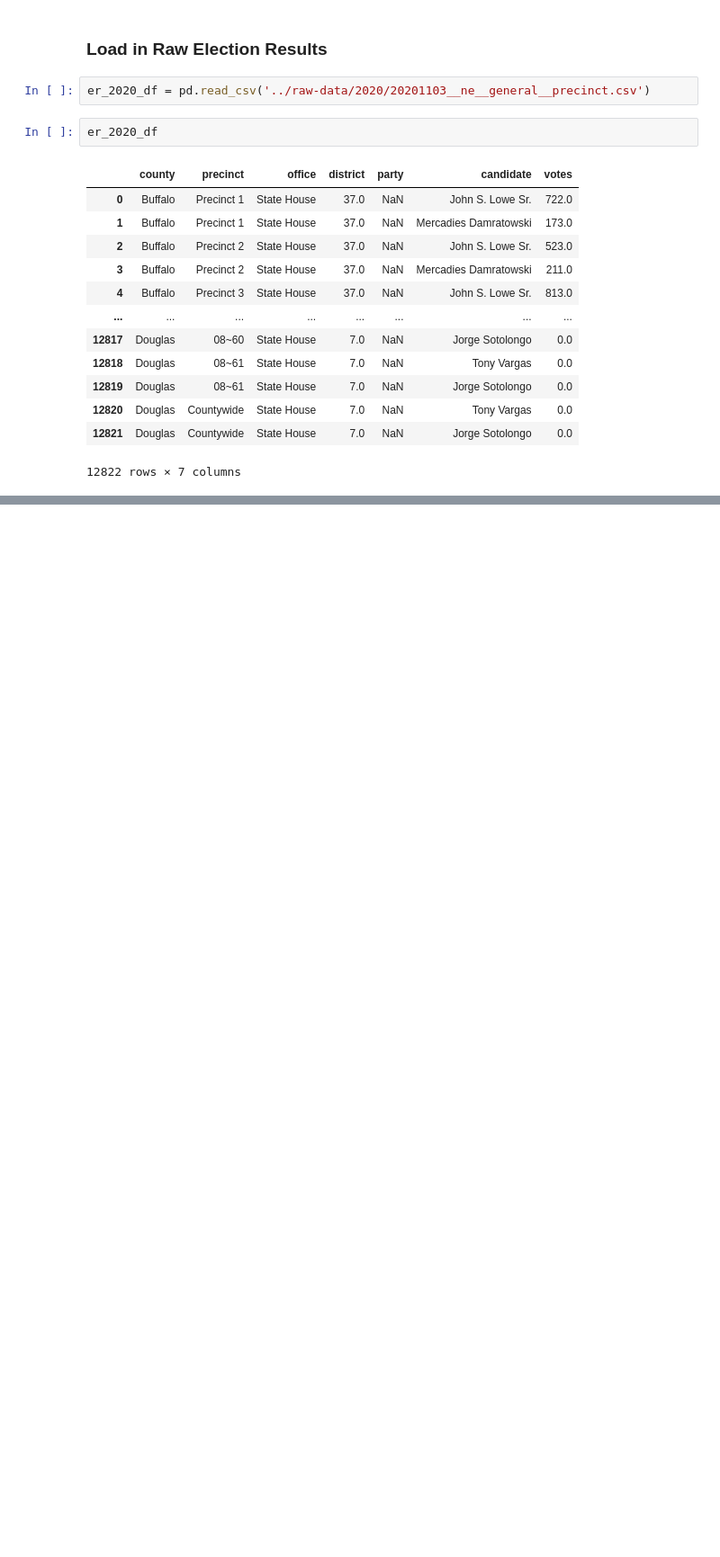
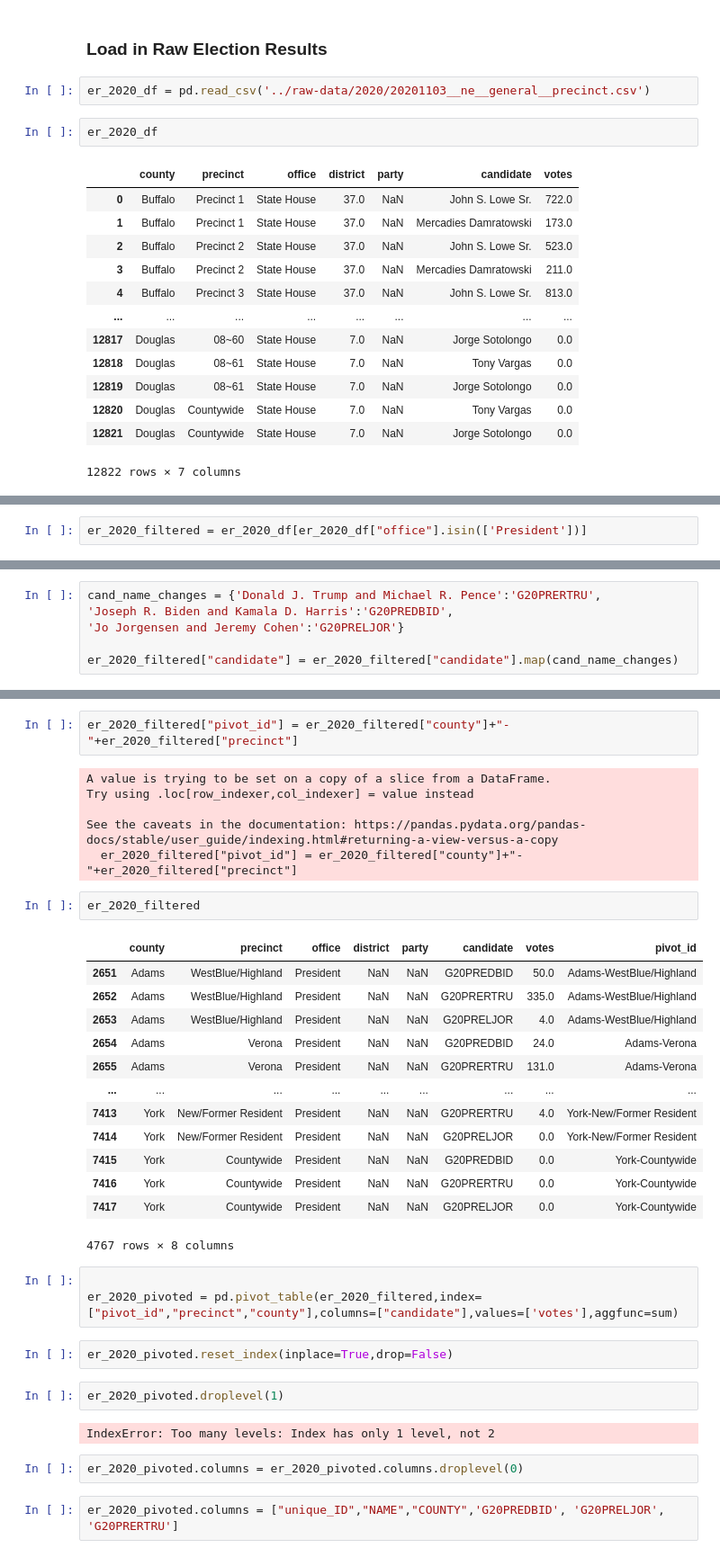
Before and after one commit to nonpartisan-redistricting-datahub/pdv-ne, a Jupyter notebook: vest-ne-2020/vest-ne-2020-validation.ipynb, the cells around one changed output, grey strips where cells are left out. Shown: that part at 90% size. Drawn from its saved outputs; the diff is of its cells as text; blank space fills up the shorter version.

```diff
--- a/vest-ne-2020/vest-ne-2020-validation.ipynb
+++ b/vest-ne-2020/vest-ne-2020-validation.ipynb
@@ -66,0 +93,2 @@ er_2020_df
+# %%
+er_2020_filtered = er_2020_df[er_2020_df["office"].isin(['President'])]
@@ -66,0 +107,6 @@ er_2020_df
+# %%
+cand_name_changes = {'Donald J. Trump and Michael R. Pence':'G20PRERTRU',
+'Joseph R. Biden and Kamala D. Harris':'G20PREDBID',
+'Jo Jorgensen and Jeremy Cohen':'G20PRELJOR'}
+
+er_2020_filtered["candidate"] = er_2020_filtered["candidate"].map(cand_name_changes)
@@ -66,0 +139,37 @@ er_2020_df
+# %%
+er_2020_filtered["pivot_id"] = er_2020_filtered["county"]+"-"+er_2020_filtered["precinct"]
+# %% [output]
+A value is trying to be set on a copy of a slice from a DataFrame.
+Try using .loc[row_indexer,col_indexer] = value instead
+
+See the caveats in the documentation: https://pandas.pydata.org/pandas-docs/stable/user_guide/indexing.html#returning-a-view-versus-a-copy
+  er_2020_filtered["pivot_id"] = er_2020_filtered["county"]+"-"+er_2020_filtered["precinct"]
+# %%
+er_2020_filtered
+# %% [output]
+|  | county | precinct | office | district | party | candidate | votes | pivot_id |
+| 2651 | Adams | WestBlue/Highland | President | NaN | NaN | G20PREDBID | 50.0 | Adams-WestBlue/Highland |
+| 2652 | Adams | WestBlue/Highland | President | NaN | NaN | G20PRERTRU | 335.0 | Adams-WestBlue/Highland |
+| 2653 | Adams | WestBlue/Highland | President | NaN | NaN | G20PRELJOR | 4.0 | Adams-WestBlue/Highland |
+| 2654 | Adams | Verona | President | NaN | NaN | G20PREDBID | 24.0 | Adams-Verona |
+| 2655 | Adams | Verona | President | NaN | NaN | G20PRERTRU | 131.0 | Adams-Verona |
+| ... | ... | ... | ... | ... | ... | ... | ... | ... |
+| 7413 | York | New/Former Resident | President | NaN | NaN | G20PRERTRU | 4.0 | York-New/Former Resident |
+| 7414 | York | New/Former Resident | President | NaN | NaN | G20PRELJOR | 0.0 | York-New/Former Resident |
+| 7415 | York | Countywide | President | NaN | NaN | G20PREDBID | 0.0 | York-Countywide |
+| 7416 | York | Countywide | President | NaN | NaN | G20PRERTRU | 0.0 | York-Countywide |
+| 7417 | York | Countywide | President | NaN | NaN | G20PRELJOR | 0.0 | York-Countywide |
+4767 rows × 8 columns
+# %%
+
+er_2020_pivoted = pd.pivot_table(er_2020_filtered,index=["pivot_id","precinct","county"],columns=["candidate"],values=['votes'],aggfunc=sum)
+# %%
+er_2020_pivoted.reset_index(inplace=True,drop=False)
+# %%
+er_2020_pivoted.droplevel(1)
+# %% [output]
+IndexError: Too many levels: Index has only 1 level, not 2
+# %%
+er_2020_pivoted.columns = er_2020_pivoted.columns.droplevel(0)
+# %%
+er_2020_pivoted.columns = ["unique_ID","NAME","COUNTY",'G20PREDBID', 'G20PRELJOR', 'G20PRERTRU']
```
Also changed, not shown: parts of 25 cells of this notebook.
